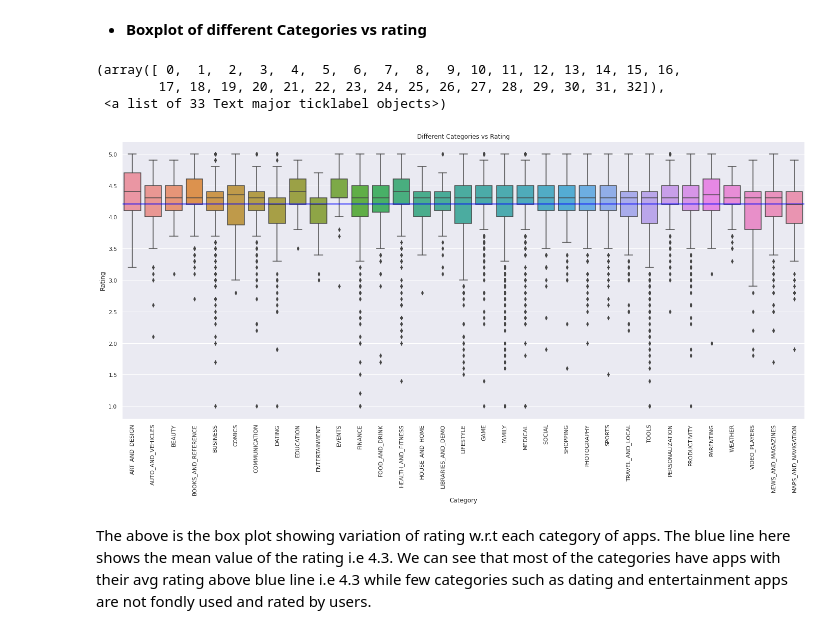
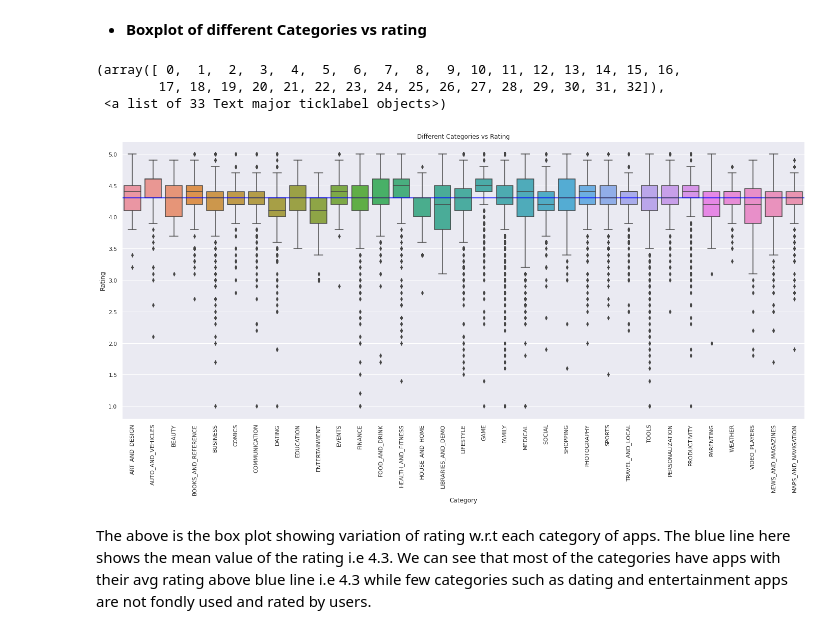
Before and after one commit to DrBharathiTC/Play_store-app-review-analysis-Capstone-project, a Jupyter notebook: Play_Store_App_Review_Analysis_EDA_Capstone.ipynb, the cells around one changed output. Cells and saved outputs as stored; diff of their text form; code cells hidden in the pictures.

```diff
--- a/Play_Store_App_Review_Analysis_EDA_Capstone.ipynb
+++ b/Play_Store_App_Review_Analysis_EDA_Capstone.ipynb
@@ -429,8 +448,8 @@ PSDF['Sentiment_Subjectivity'].median ()
 0.5129713804713805
 # %%
 PSDF['Rating'].fillna(4.4,inplace=True)
-PSDF['Sentiment_Polarity'].fillna(0.13,inplace=True)
-PSDF['Sentiment_Subjectivity'].fillna(0.51,inplace=True)
+PSDF['Sentiment_Polarity'].fillna(0.1,inplace=True)
+PSDF['Sentiment_Subjectivity'].fillna(0.5,inplace=True)
 # %%
 PSDF.isnull().sum()
 # %% [output]
@@ -574,6 +573,6 @@ Now, we can see we have last 2 columns with numerical datatype
 # %%
-PSDF1.drop(['Current Ver','Android Ver'],axis=1,inplace=True)
-PSDF1.dropna(inplace=True)
+PSDF.drop(['Last Updated','Current Ver','Android Ver'],axis=1,inplace=True)
+PSDF.dropna(inplace=True)
 # %%
 # Calling the function playstoreinfo1 defined above
 
@@ -729,15 +802,15 @@ The top three most expensive apps are related to following categories
 * **Boxplot of different Categories vs rating**
 # %%
 plt.figure(figsize=(24,10))
-val = sns.boxplot(data=PSDF1, x="Category", y="Rating")
-val.axhline(PSDF1['Rating'].mean(),ls="-",color="blue")
+val = sns.boxplot(data=PSDF, x="Category", y="Rating")
+val.axhline(PSDF['Rating'].mean(),ls="-",color="blue")
 plt.title('Different Categories vs Rating')
 plt.xticks(rotation=90)
 # %% [output]
 (array([ 0,  1,  2,  3,  4,  5,  6,  7,  8,  9, 10, 11, 12, 13, 14, 15, 16,
         17, 18, 19, 20, 21, 22, 23, 24, 25, 26, 27, 28, 29, 30, 31, 32]),
  <a list of 33 Text major ticklabel objects>)
-[figure, old version]
+[figure, new version]
 # %% [markdown]
 The above is the box plot showing variation of rating w.r.t each category of apps. The blue line here shows the mean value of the rating i.e 4.3.
 We can see that most of the categories have apps with their avg rating above blue line i.e 4.3 while few categories such as dating and entertainment apps are not fondly used and rated by users.
```
Also changed, not shown: parts of 36 cells of this notebook.
